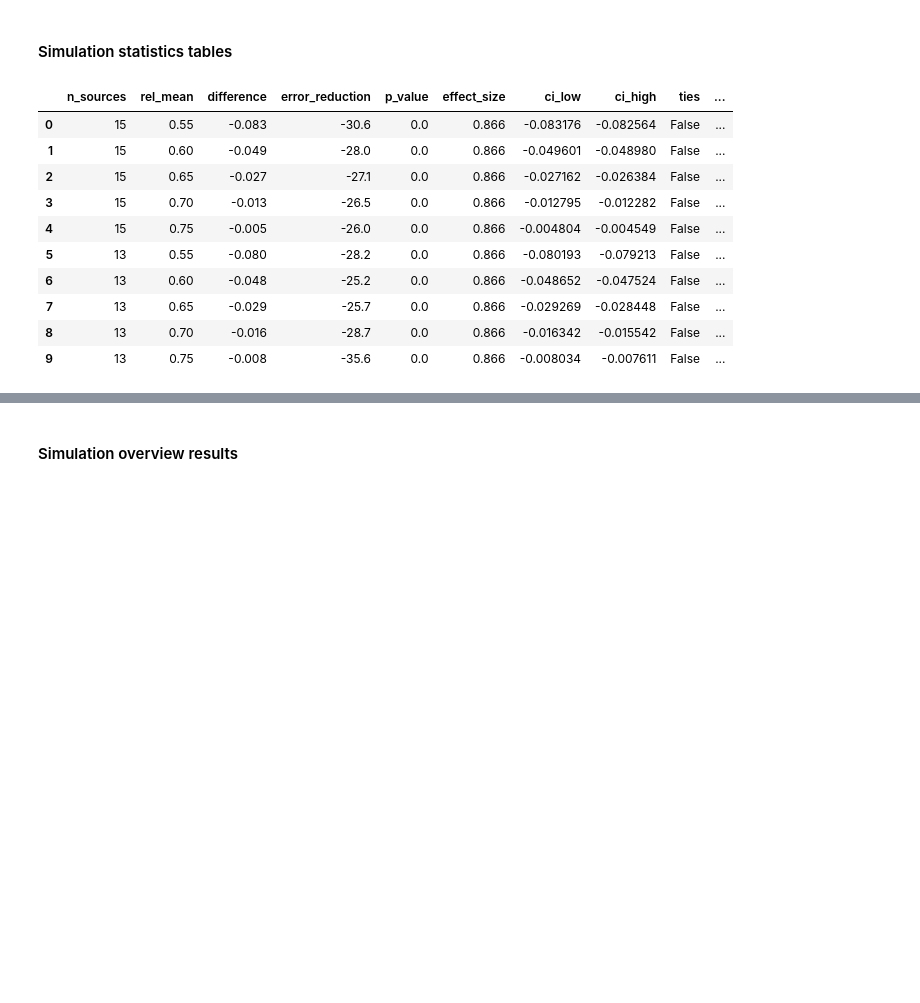
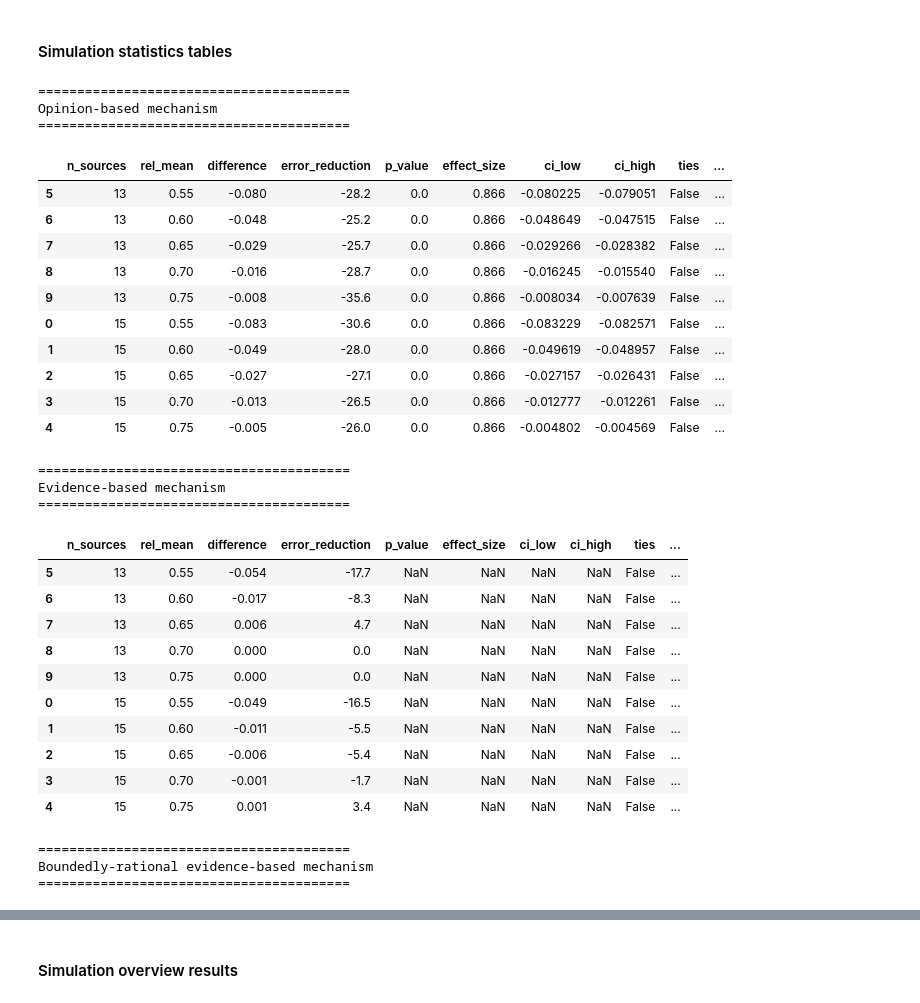
Before and after one commit to HeinDuijf/DiversityAbility, a Jupyter notebook: robustness.ipynb, the cells around one changed output, grey strips where cells are left out. Drawn from its saved outputs; the diff is of its cells as text; code cells hidden in the pictures; blank space fills up the shorter version.

```diff
--- a/robustness.ipynb
+++ b/robustness.ipynb
@@ -42,0 +112,9 @@ translate_outcome_mechanism: dict = {
+# %%
+for outcome in ["accuracy_opinion", "accuracy_evidence", "accuracy_bounded"]:
+    print("="*80)
+    print(f"{translate_outcome_mechanism[outcome].capitalize()}")
+    print("="*80)
+    for team_size in [5, 7]:
+        df_dummy = produce_df_1samp(outcome=outcome, team_size=team_size)
+        print(f"--- Team size: {team_size}")
+        display(df_dummy)
@@ -42,0 +281,9 @@ translate_outcome_mechanism: dict = {
+# %%
+for outcome in ["accuracy_opinion", "accuracy_evidence", "accuracy_bounded"]:
+    print("="*40)
+    print(f"{translate_outcome_mechanism[outcome].capitalize()}")
+    print("="*40)
+    for n_sources in [13, 17]:
+        print(f"--- Number of sources: {n_sources}")
+        show_cbar = True if outcome == "accuracy_bounded" else False
+        heatmap_results_team_size(outcome=outcome, n_sources=n_sources, show_cbar=show_cbar)
@@ -139,7 +408,12 @@ for outcome in ["accuracy_opinion", "accuracy_evidence", "accuracy_bounded"]:
     print("="*40)
     for heuristic_size in [7, 9]:
         print(f"--- Heuristic size: {heuristic_size}")
-        display(produce_df_1samp(outcome=outcome, heuristic_size=heuristic_size))
+        display(produce_df_1samp(
+            outcome=outcome,
+            heuristic_size=heuristic_size,
+            n_sources_list=[13, 15, 17],
+            )
+        )
 # %% [output]
 ========================================
 Opinion-based mechanism
@@ -324,7 +565,7 @@ for outcome in ["accuracy_opinion", "accuracy_evidence", "accuracy_bounded"]:
     print("="*40)
     print(f"{translate_outcome_mechanism[outcome].capitalize()}")
     print("="*40)
-    heatmap_heuristics_homogeneous(outcome=outcome, colors=True, show=True)
+    heatmap_heuristics_homogeneous(outcome=outcome, show=True)
 # %% [output]
 ========================================
 Opinion-based mechanism
@@ -427,16 +668,45 @@ Running simulation 4 out of 5...
 # %% [markdown]
 #### Simulation statistics tables
 # %%
-produce_df_1samp(outcome="accuracy_opinion", heuristic_size=[5,7,9])
+for outcome in ["accuracy_opinion", "accuracy_evidence", "accuracy_bounded"]:
+    print("="*40)
+    print(f"{translate_outcome_mechanism[outcome].capitalize()}")
+    print("="*40)
+    display(produce_df_1samp(
+        outcome=outcome,
+        heuristic_size=[5, 7, 9],
+        n_sources_list=[13, 15],
+        ).sort_values(by="n_sources")
+    )
 # %% [output]
+========================================
+Opinion-based mechanism
+========================================
 |  | n_sources | rel_mean | difference | error_reduction | p_value | effect_size | ci_low | ci_high | ties | ... |
-| 0 | 15 | 0.55 | -0.083 | -30.6 | 0.0 | 0.866 | -0.083176 | -0.082564 | False | ... |
-| 1 | 15 | 0.60 | -0.049 | -28.0 | 0.0 | 0.866 | -0.049601 | -0.048980 | False | ... |
-| 2 | 15 | 0.65 | -0.027 | -27.1 | 0.0 | 0.866 | -0.027162 | -0.026384 | False | ... |
-| 3 | 15 | 0.70 | -0.013 | -26.5 | 0.0 | 0.866 | -0.012795 | -0.012282 | False | ... |
-| 4 | 15 | 0.75 | -0.005 | -26.0 | 0.0 | 0.866 | -0.004804 | -0.004549 | False | ... |
-| 5 | 13 | 0.55 | -0.080 | -28.2 | 0.0 | 0.866 | -0.080193 | -0.079213 | False | ... |
-| 6 | 13 | 0.60 | -0.048 | -25.2 | 0.0 | 0.866 | -0.048652 | -0.047524 | False | ... |
-| 7 | 13 | 0.65 | -0.029 | -25.7 | 0.0 | 0.866 | -0.029269 | -0.028448 | False | ... |
-| 8 | 13 | 0.70 | -0.016 | -28.7 | 0.0 | 0.866 | -0.016342 | -0.015542 | False | ... |
-| 9 | 13 | 0.75 | -0.008 | -35.6 | 0.0 | 0.866 | -0.008034 | -0.007611 | False | ... |
+| 5 | 13 | 0.55 | -0.080 | -28.2 | 0.0 | 0.866 | -0.080225 | -0.079051 | False | ... |
+| 6 | 13 | 0.60 | -0.048 | -25.2 | 0.0 | 0.866 | -0.048649 | -0.047515 | False | ... |
+| 7 | 13 | 0.65 | -0.029 | -25.7 | 0.0 | 0.866 | -0.029266 | -0.028382 | False | ... |
+| 8 | 13 | 0.70 | -0.016 | -28.7 | 0.0 | 0.866 | -0.016245 | -0.015540 | False | ... |
+| 9 | 13 | 0.75 | -0.008 | -35.6 | 0.0 | 0.866 | -0.008034 | -0.007639 | False | ... |
+| 0 | 15 | 0.55 | -0.083 | -30.6 | 0.0 | 0.866 | -0.083229 | -0.082571 | False | ... |
+| 1 | 15 | 0.60 | -0.049 | -28.0 | 0.0 | 0.866 | -0.049619 | -0.048957 | False | ... |
+| 2 | 15 | 0.65 | -0.027 | -27.1 | 0.0 | 0.866 | -0.027157 | -0.026431 | False | ... |
+| 3 | 15 | 0.70 | -0.013 | -26.5 | 0.0 | 0.866 | -0.012777 | -0.012261 | False | ... |
+| 4 | 15 | 0.75 | -0.005 | -26.0 | 0.0 | 0.866 | -0.004802 | -0.004569 | False | ... |
+========================================
+Evidence-based mechanism
+========================================
+|  | n_sources | rel_mean | difference | error_reduction | p_value | effect_size | ci_low | ci_high | ties | ... |
+| 5 | 13 | 0.55 | -0.054 | -17.7 | NaN | NaN | NaN | NaN | False | ... |
+| 6 | 13 | 0.60 | -0.017 | -8.3 | NaN | NaN | NaN | NaN | False | ... |
+| 7 | 13 | 0.65 | 0.006 | 4.7 | NaN | NaN | NaN | NaN | False | ... |
+| 8 | 13 | 0.70 | 0.000 | 0.0 | NaN | NaN | NaN | NaN | False | ... |
+| 9 | 13 | 0.75 | 0.000 | 0.0 | NaN | NaN | NaN | NaN | False | ... |
+| 0 | 15 | 0.55 | -0.049 | -16.5 | NaN | NaN | NaN | NaN | False | ... |
+| 1 | 15 | 0.60 | -0.011 | -5.5 | NaN | NaN | NaN | NaN | False | ... |
+| 2 | 15 | 0.65 | -0.006 | -5.4 | NaN | NaN | NaN | NaN | False | ... |
+| 3 | 15 | 0.70 | -0.001 | -1.7 | NaN | NaN | NaN | NaN | False | ... |
+| 4 | 15 | 0.75 | 0.001 | 3.4 | NaN | NaN | NaN | NaN | False | ... |
+========================================
+Boundedly-rational evidence-based mechanism
+========================================
```
Also changed, not shown: parts of 65 cells of this notebook.
